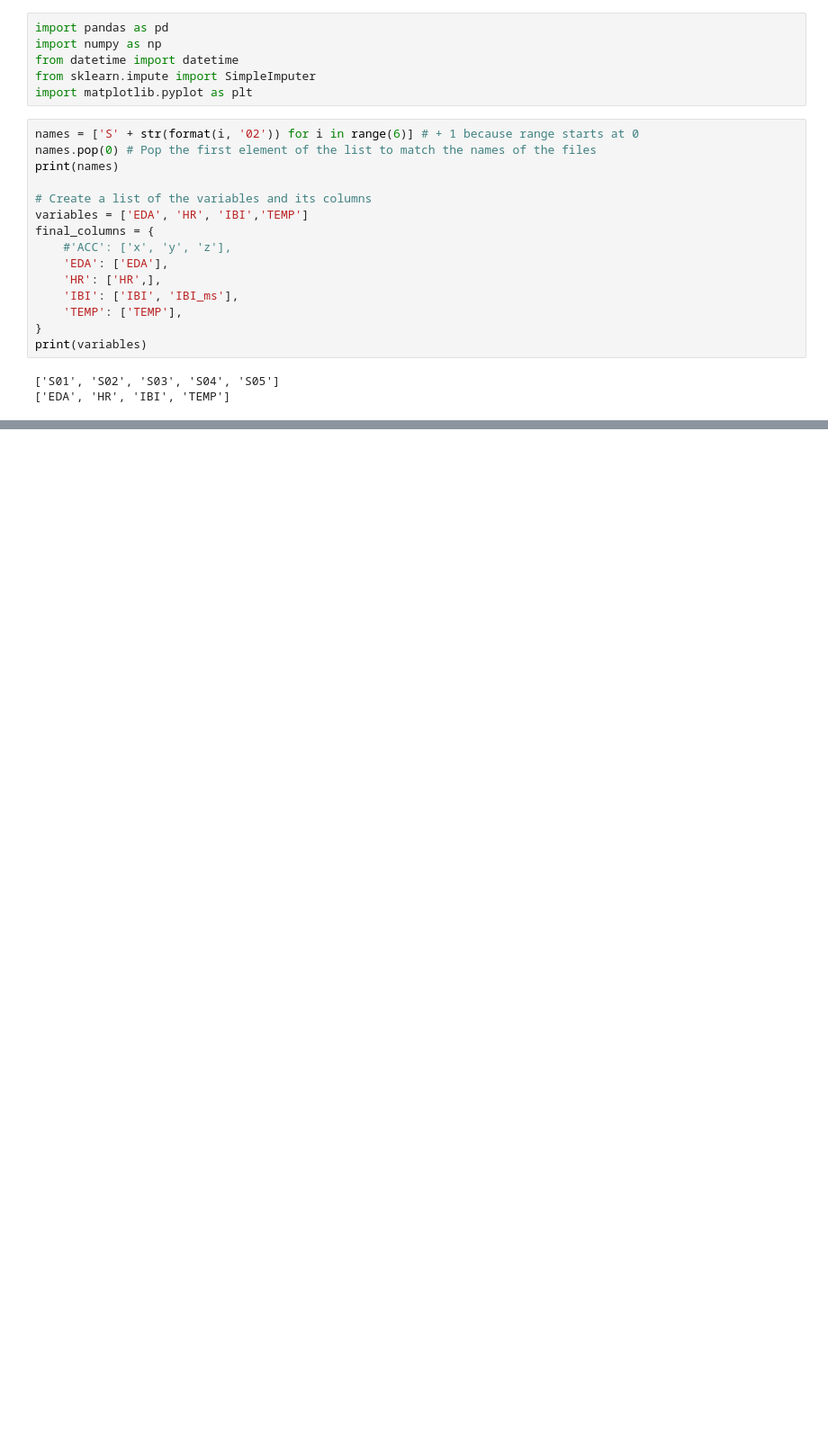
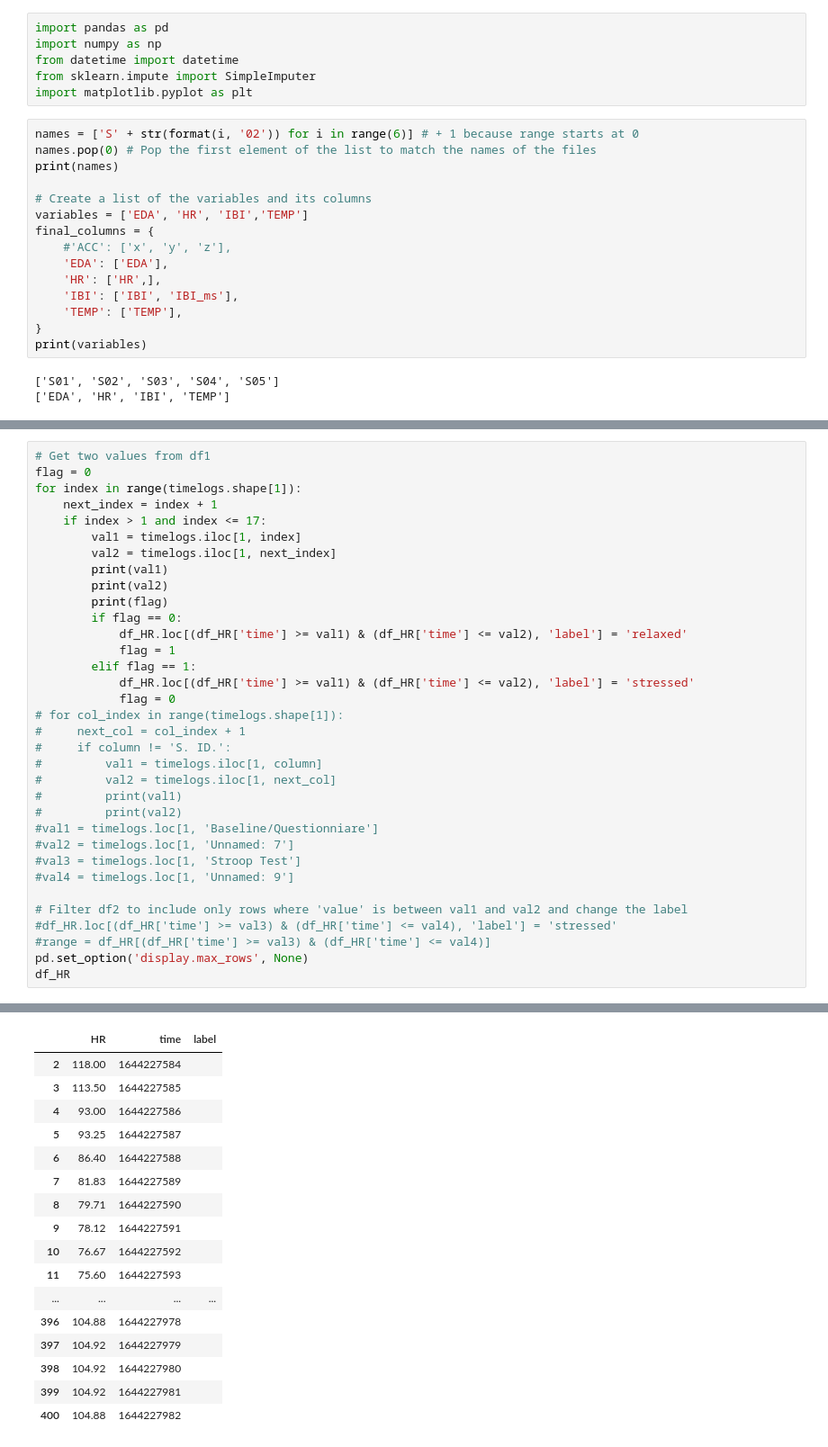
Before and after one commit to A01632681/DataScience, a Jupyter notebook: Assigment 2/AssigmentTests.ipynb, the cells around one changed output, grey strips where cells are left out. Shown at 90% size. Cells and saved outputs as stored; diff of their text form; blank space fills up the shorter version.

```diff
--- a/Assigment 2/AssigmentTests.ipynb
+++ b/Assigment 2/AssigmentTests.ipynb
@@ -111,0 +102,35 @@ timelogs
+# %%
+# Get two values from df1
+flag = 0
+for index in range(timelogs.shape[1]):
+    next_index = index + 1
+    if index > 1 and index <= 17:
+        val1 = timelogs.iloc[1, index]
+        val2 = timelogs.iloc[1, next_index]
+        print(val1)
+        print(val2)
+        print(flag)
+        if flag == 0:
+            df_HR.loc[(df_HR['time'] >= val1) & (df_HR['time'] <= val2), 'label'] = 'relaxed'
+            flag = 1
+        elif flag == 1:
+            df_HR.loc[(df_HR['time'] >= val1) & (df_HR['time'] <= val2), 'label'] = 'stressed'
+            flag = 0
+# for col_index in range(timelogs.shape[1]):
+#     next_col = col_index + 1
+#     if column != 'S. ID.':
+#         val1 = timelogs.iloc[1, column]
+#         val2 = timelogs.iloc[1, next_col]
+#         print(val1)
+#         print(val2)
+#val1 = timelogs.loc[1, 'Baseline/Questionniare']
+#val2 = timelogs.loc[1, 'Unnamed: 7']
+#val3 = timelogs.loc[1, 'Stroop Test']
+#val4 = timelogs.loc[1, 'Unnamed: 9']
+
+# Filter df2 to include only rows where 'value' is between val1 and val2 and change the label
+#df_HR.loc[(df_HR['time'] >= val3) & (df_HR['time'] <= val4), 'label'] = 'stressed'
+#range = df_HR[(df_HR['time'] >= val3) & (df_HR['time'] <= val4)]
+pd.set_option('display.max_rows', None)
+df_HR
+# %% [output]
@@ -111,0 +154,17 @@ timelogs
+|  | HR | time | label |
+| 2 | 118.00 | 1644227584 |  |
+| 3 | 113.50 | 1644227585 |  |
+| 4 | 93.00 | 1644227586 |  |
+| 5 | 93.25 | 1644227587 |  |
+| 6 | 86.40 | 1644227588 |  |
+| 7 | 81.83 | 1644227589 |  |
+| 8 | 79.71 | 1644227590 |  |
+| 9 | 78.12 | 1644227591 |  |
+| 10 | 76.67 | 1644227592 |  |
+| 11 | 75.60 | 1644227593 |  |
+| ... | ... | ... | ... |
+| 396 | 104.88 | 1644227978 |  |
+| 397 | 104.92 | 1644227979 |  |
+| 398 | 104.92 | 1644227980 |  |
+| 399 | 104.92 | 1644227981 |  |
+| 400 | 104.88 | 1644227982 |  |
```
Also changed, not shown: parts of 4 cells of this notebook, 1 other file.
